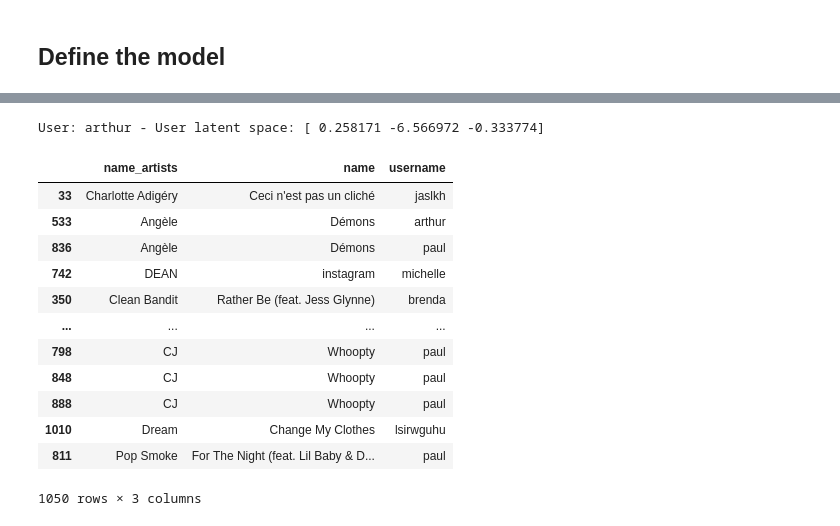
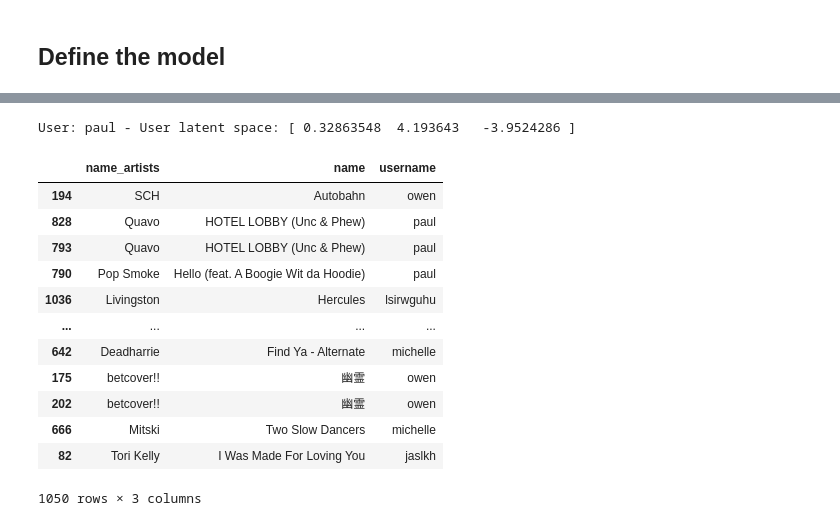
Before and after one commit to owengombas/spotify-recommender, a Jupyter notebook: ae.ipynb, the cells around one changed output, grey strips where cells are left out. Drawn from its saved outputs; the diff is of its cells as text; code cells hidden in the pictures.

```diff
--- a/ae.ipynb
+++ b/ae.ipynb
@@ -246,7 +246,7 @@ def q25(x):
 def q75(x):
     return x.quantile(0.75)
 
-df_features_user = df_scaled.groupby("username")[numeric_features].agg(["median", q25, q50, q75]).reset_index()
+df_features_user = df_scaled.groupby("username")[numeric_features].agg(["mean", "std", "median", q25, q75]).reset_index()
 df_features_user.columns = ["username"] + [f"{col}_{agg}" for col, agg in df_features_user.columns[1:]]
 df_features_user.set_index("username", inplace=True)
 
@@ -301,29 +301,21 @@ class DualInputAutoencoder(nn.Module):
 
         # Encoder for the users
         self.user_encoder = nn.Sequential(
-            nn.Linear(user_features, 64),
+            nn.Linear(user_features, 32),
             nn.ReLU(True),
-            nn.Linear(64, 64),
-            nn.ReLU(True),
-            nn.Linear(64, latent_size),
+            nn.Linear(32, latent_size),
         )
 
         # Encoder for the tracks
         self.music_encoder = nn.Sequential(
-            nn.Linear(music_features, 64),
-            nn.ReLU(True),
-            nn.Linear(64, 64),
-            nn.ReLU(True),
-            nn.Linear(64, latent_size),
+            nn.Linear(music_features, latent_size),
         )
 
         # Decoder for both inputs
         self.decoder = nn.Sequential(
-            nn.Linear(latent_size * 2, 64),
+            nn.Linear(latent_size * 2, 32),
             nn.ReLU(True),
-            nn.Linear(64, 64),
-            nn.ReLU(True),
-            nn.Linear(64, user_features + music_features),  # Reconstuction of both inputs
+            nn.Linear(32, user_features + music_features),  # Reconstuction of both inputs
             nn.Tanh()
         )
 
@@ -487,7 +479,7 @@ df_all_latent.set_index("username", inplace=True)
 # pick a random user from unique users
 user = np.random.choice(df["username"].unique())
 
-user = "arthur"
+user = "paul"
 # Get user features
 user_features = df_features_user.loc[user]
 # Get user latent space
@@ -504,45 +496,45 @@ tracks_features = tracks[numeric_features]
 tracks_latent = music_encoder(torch.tensor(tracks_features.values, dtype=torch.float)).detach().numpy()
 df_tracks_latent = pd.DataFrame(tracks_latent, columns=[f"latent_{i}" for i in range(latent_size)], index=tracks.index)
 df_tracks_latent["username"] = tracks["username"]
 df_tracks_latent.set_index("username", inplace=True)
 
 if latent_size <= 3:
     fig = plot_latent_space(df_tracks_latent)
     fig.add_trace(go.Scatter3d(
         x=[user_latent[0]],
         y=[user_latent[1]],
         z=[user_latent[2]],
         mode="markers+text",
         text=[user],
         textposition="bottom center",
         marker=dict(
             size=10,
             color="red",
             showscale=False
         ),
         name=f"{user} (user)"
     ))
     fig.show()
 
 # print the tracks
 # for i, track in tracks.iterrows():
 #     print(f"{track['username']}: {track['artists_names'][0]} - {track['name']}")
 
 make_recommendations(user_latent, tracks_latent, df_tracks=tracks)[["name_artists", "name", "username"]]
 # %% [output]
-User: arthur - User latent space: [ 0.258171 -6.566972 -0.333774]
+User: paul - User latent space: [ 0.32863548  4.193643   -3.9524286 ]
 |  | name_artists | name | username |
-| 33 | Charlotte Adigéry | Ceci n'est pas un cliché | jaslkh |
-| 533 | Angèle | Démons | arthur |
-| 836 | Angèle | Démons | paul |
-| 742 | DEAN | instagram | michelle |
-| 350 | Clean Bandit | Rather Be (feat. Jess Glynne) | brenda |
+| 194 | SCH | Autobahn | owen |
+| 828 | Quavo | HOTEL LOBBY (Unc & Phew) | paul |
+| 793 | Quavo | HOTEL LOBBY (Unc & Phew) | paul |
+| 790 | Pop Smoke | Hello (feat. A Boogie Wit da Hoodie) | paul |
+| 1036 | Livingston | Hercules | lsirwguhu |
 | ... | ... | ... | ... |
-| 798 | CJ | Whoopty | paul |
-| 848 | CJ | Whoopty | paul |
-| 888 | CJ | Whoopty | paul |
-| 1010 | Dream | Change My Clothes | lsirwguhu |
-| 811 | Pop Smoke | For The Night (feat. Lil Baby & D... | paul |
+| 642 | Deadharrie | Find Ya - Alternate | michelle |
+| 175 | betcover!! | 幽霊 | owen |
+| 202 | betcover!! | 幽霊 | owen |
+| 666 | Mitski | Two Slow Dancers | michelle |
+| 82 | Tori Kelly | I Was Made For Loving You | jaslkh |
 1050 rows × 3 columns
 # %%
 class VAEMatrix:
```
Also changed, not shown: parts of 6 cells of this notebook, 2 other files.
